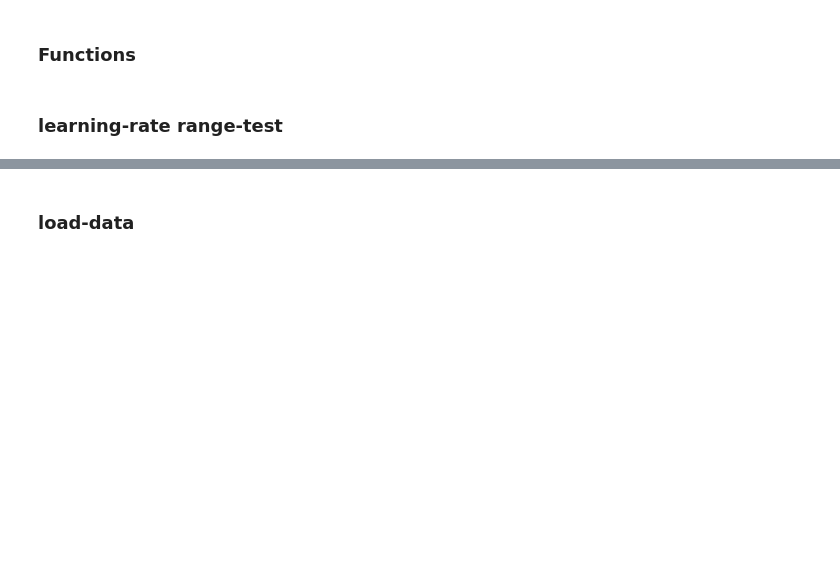
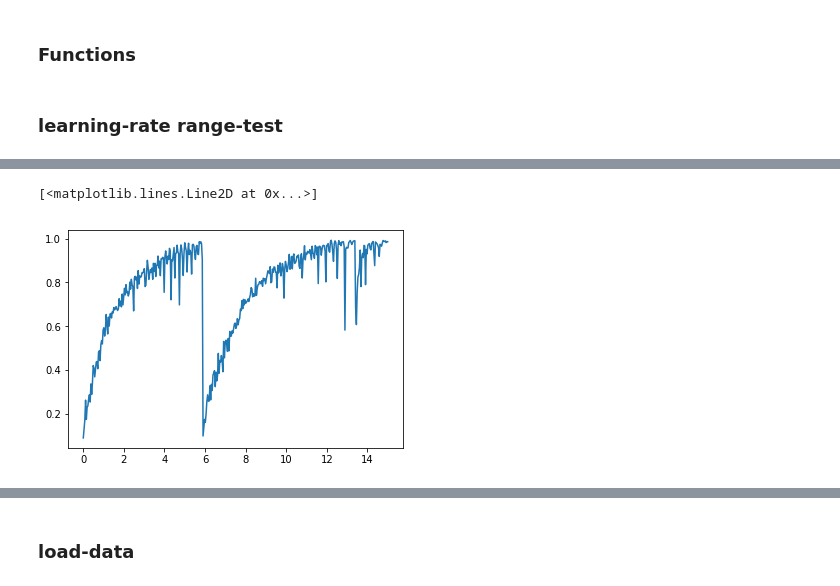
Before and after one commit to khushdeep-singh/DD2424project, a Jupyter notebook: assignmentforsaturdayOla.ipynb, the cells around one changed output, grey strips where cells are left out. Drawn from its saved outputs; the diff is of its cells as text; code cells hidden in the pictures; blank space fills up the shorter version.

```diff
--- a/assignmentforsaturdayOla.ipynb
+++ b/assignmentforsaturdayOla.ipynb
@@ -194,2 +212,8 @@ time after 3900 iterations: 748.8224601745605 seconds
+# %%
+x1, x2 = [np.linspace(max_lr, min_lr, num) for num in [len(accuracy), len(loss)]]
+plt.plot(x1, np.array(accuracy))
+# %% [output]
+[<matplotlib.lines.Line2D at 0x...>]
+[figure, added]
 # %%
 accuracy[-1]
```
Also changed, not shown: parts of 6 cells of this notebook.
